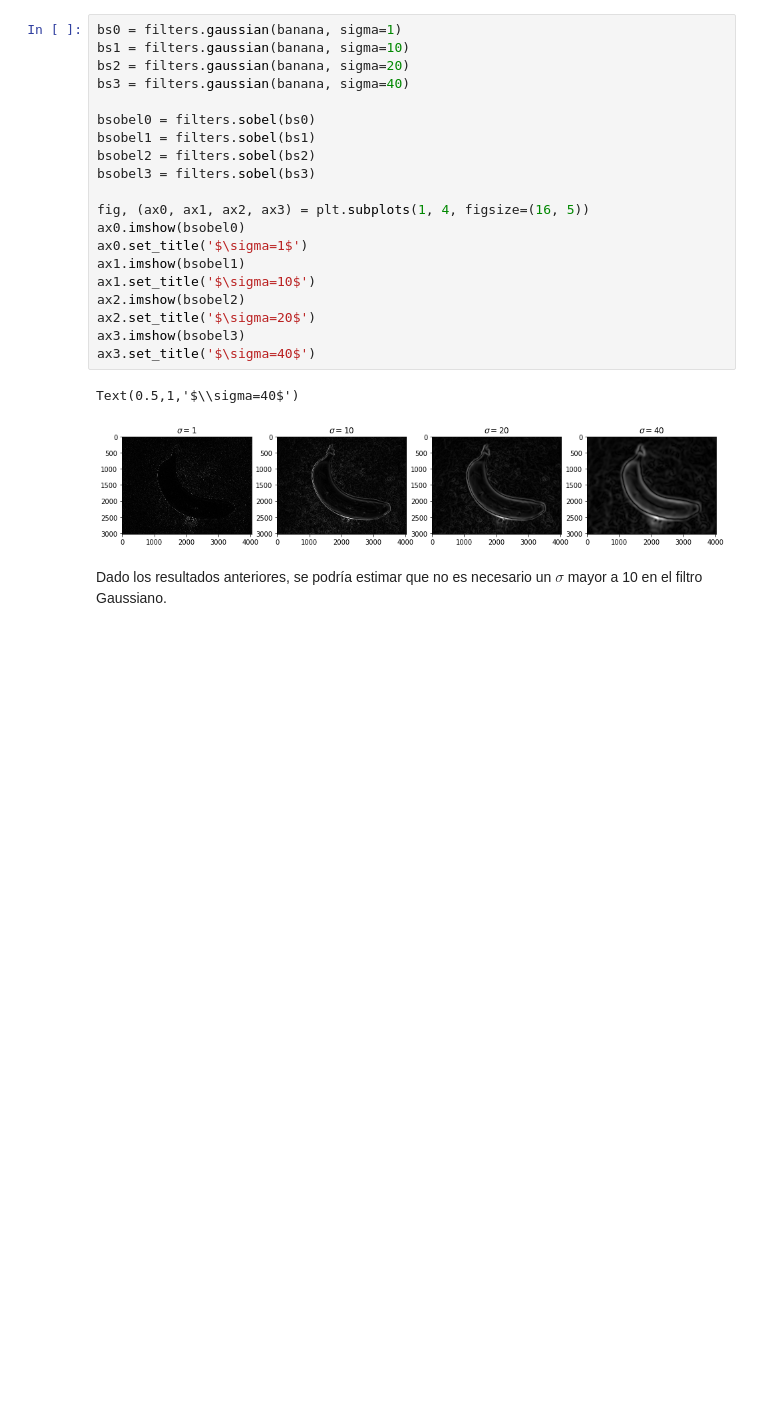
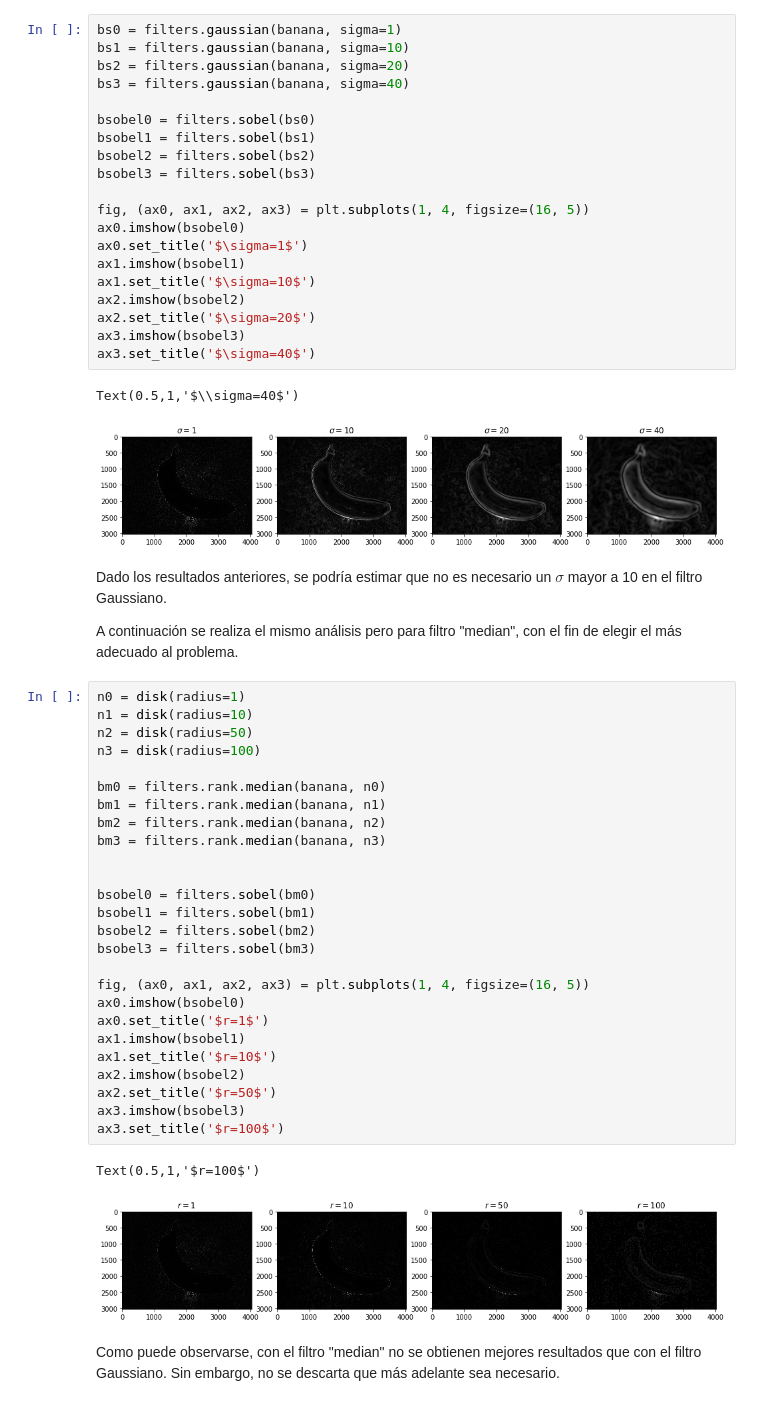
Before and after one commit to gonzafernan/fruit-classifier, a Jupyter notebook: 02-filtracion.ipynb, the cells around one changed output. Saved outputs shown, nothing was run; the diff lists cells and outputs as text; blank space fills up the shorter version.

```diff
--- a/02-filtracion.ipynb
+++ b/02-filtracion.ipynb
@@ -307,3 +329,36 @@ Text(0.5,1,'$\\sigma=40$')
 [figure]
 # %% [markdown]
 Dado los resultados anteriores, se podría estimar que no es necesario un $\sigma$ mayor a 10 en el filtro Gaussiano.
+
+A continuación se realiza el mismo análisis pero para filtro "median", con el fin de elegir el más adecuado al problema.
+# %%
+n0 = disk(radius=1)
+n1 = disk(radius=10)
+n2 = disk(radius=50)
+n3 = disk(radius=100)
+
+bm0 = filters.rank.median(banana, n0)
+bm1 = filters.rank.median(banana, n1)
+bm2 = filters.rank.median(banana, n2)
+bm3 = filters.rank.median(banana, n3)
+
+
+bsobel0 = filters.sobel(bm0)
+bsobel1 = filters.sobel(bm1)
+bsobel2 = filters.sobel(bm2)
+bsobel3 = filters.sobel(bm3)
+
+fig, (ax0, ax1, ax2, ax3) = plt.subplots(1, 4, figsize=(16, 5))
+ax0.imshow(bsobel0)
+ax0.set_title('$r=1$')
+ax1.imshow(bsobel1)
+ax1.set_title('$r=10$')
+ax2.imshow(bsobel2)
+ax2.set_title('$r=50$')
+ax3.imshow(bsobel3)
+ax3.set_title('$r=100$')
+# %% [output]
+Text(0.5,1,'$r=100$')
+[figure, added]
+# %% [markdown]
+Como puede observarse, con el filtro "median" no se obtienen mejores resultados que con el filtro Gaussiano. Sin embargo, no se descarta que más adelante sea necesario.
```
Also changed, not shown: parts of 8 cells of this notebook.
